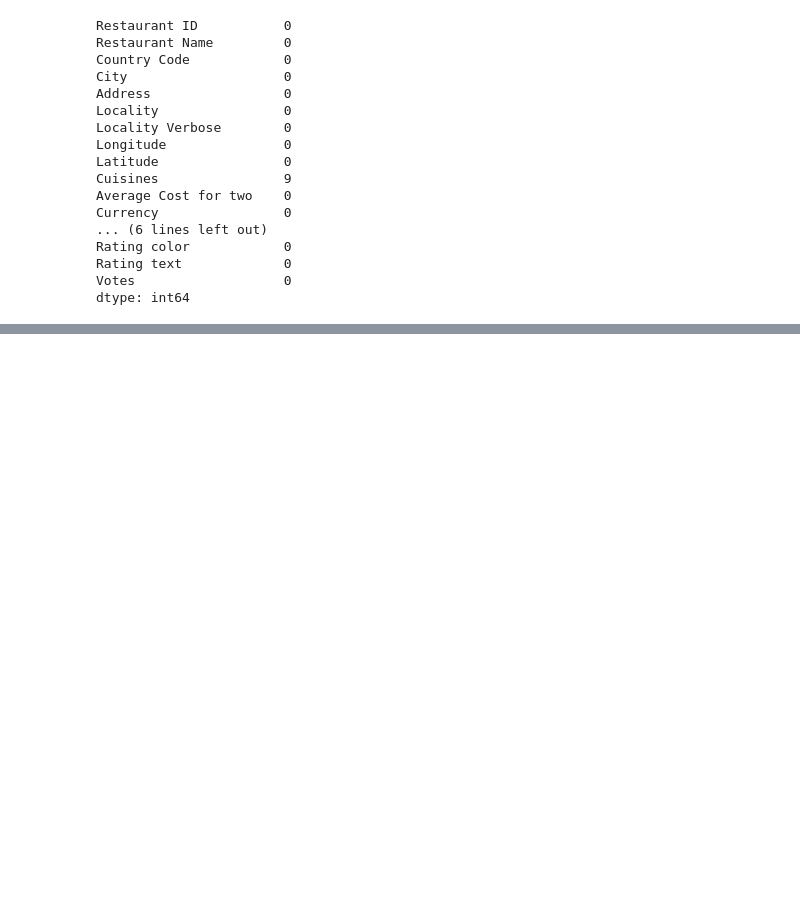
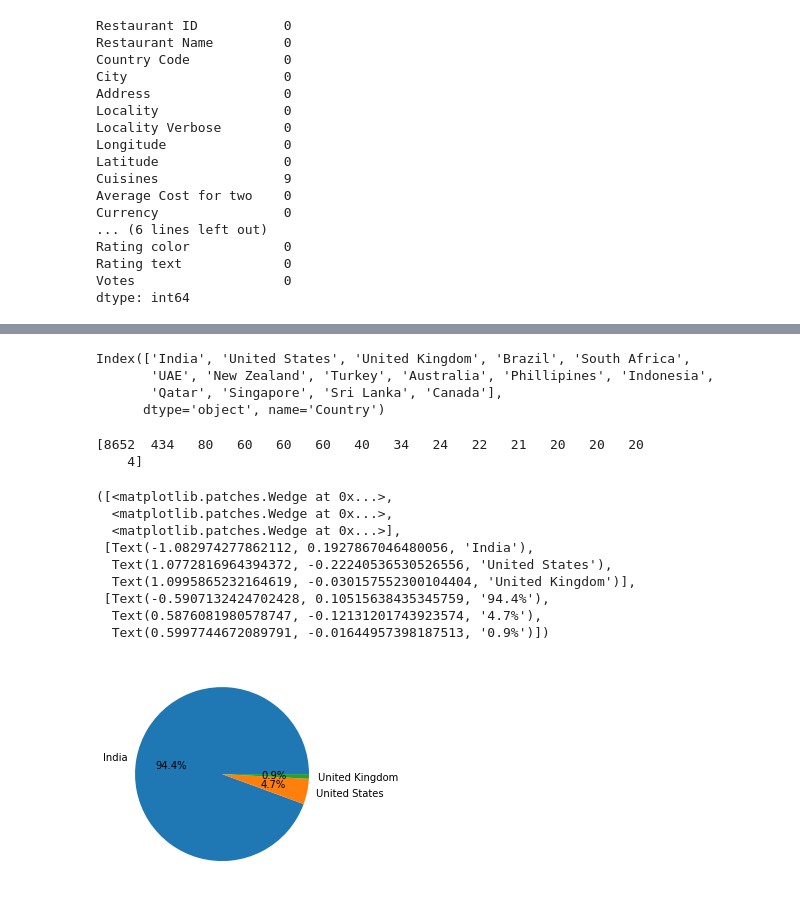
Before and after one commit to soumyamitra36-debug/LearningPython4AI, a Jupyter notebook: EDA.ipynb, the cells around one changed output, grey strips where cells are left out. Drawn from its saved outputs; the diff is of its cells as text; code cells hidden in the pictures; blank space fills up the shorter version.

```diff
--- a/EDA.ipynb
+++ b/EDA.ipynb
@@ -92,0 +116,2 @@ dtype: int64
+# %%
+final_df=pd.merge(df, df_countrycode, how='left', left_on='Country Code', right_on='Country Code')
@@ -92,0 +165,28 @@ dtype: int64
+# %%
+country_names = final_df.Country.value_counts().index
+print(country_names)
+# %% [output]
+Index(['India', 'United States', 'United Kingdom', 'Brazil', 'South Africa',
+       'UAE', 'New Zealand', 'Turkey', 'Australia', 'Phillipines', 'Indonesia',
+       'Qatar', 'Singapore', 'Sri Lanka', 'Canada'],
+      dtype='object', name='Country')
+# %%
+country_values = final_df.Country.value_counts().values
+print(country_values)
+# %% [output]
+[8652  434   80   60   60   60   40   34   24   22   21   20   20   20
+    4]
+# %%
+#pie chart
+plt.pie(country_values[:3], labels=country_names[:3], autopct='%1.1f%%') # Pie chart for the top 5 countries
+# %% [output]
+([<matplotlib.patches.Wedge at 0x...>,
+  <matplotlib.patches.Wedge at 0x...>,
+  <matplotlib.patches.Wedge at 0x...>],
+ [Text(-1.082974277862112, 0.1927867046480056, 'India'),
+  Text(1.0772816964394372, -0.22240536530526556, 'United States'),
+  Text(1.0995865232164619, -0.030157552300104404, 'United Kingdom')],
+ [Text(-0.5907132424702428, 0.10515638435345759, '94.4%'),
+  Text(0.5876081980578747, -0.12131201743923574, '4.7%'),
+  Text(0.5997744672089791, -0.01644957398187513, '0.9%')])
+[figure, added]
```
Also changed, not shown: parts of 26 cells of this notebook.
